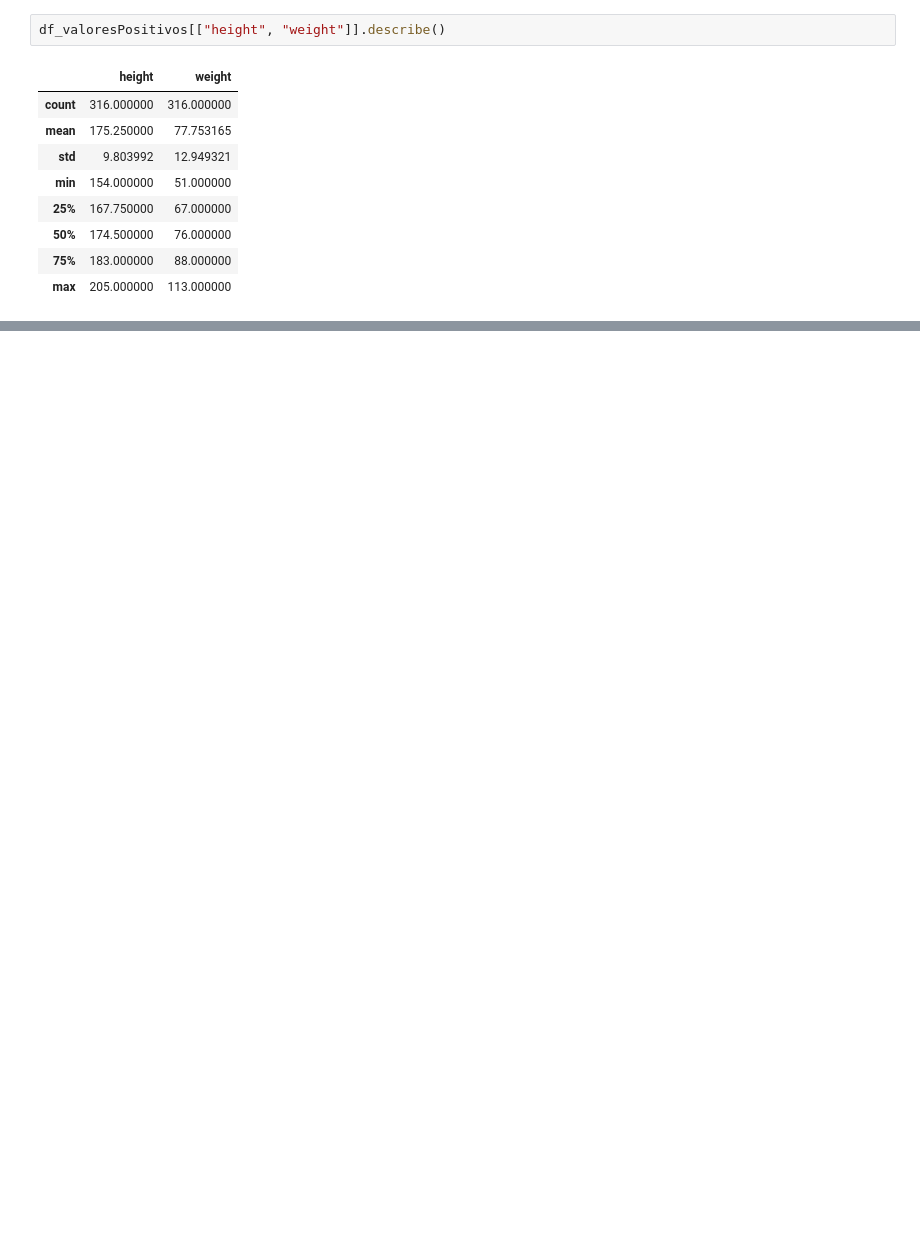
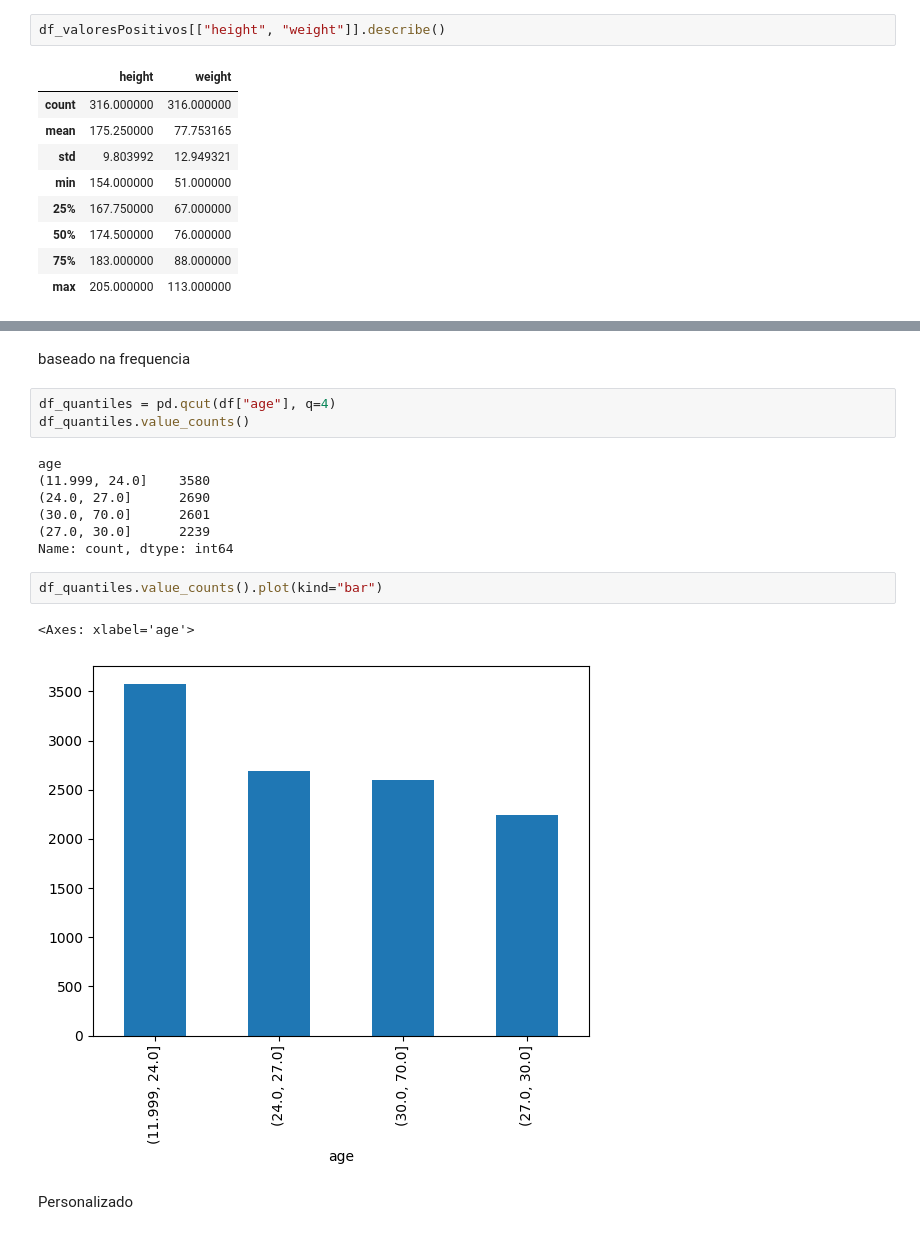
Before and after one commit to MarcioLuizBR/DataWrangling_Cleaning, a Jupyter notebook: DataWrangling_Cleaning.ipynb, the cells around one changed output, grey strips where cells are left out. Saved outputs shown, nothing was run; the diff lists cells and outputs as text; blank space fills up the shorter version.

```diff
--- a/DataWrangling_Cleaning.ipynb
+++ b/DataWrangling_Cleaning.ipynb
@@ -498,0 +517,19 @@ df_valoresPositivos[["height", "weight"]].describe()
+# %% [markdown]
+baseado na frequencia
+# %%
+df_quantiles = pd.qcut(df["age"], q=4)
+df_quantiles.value_counts()
+# %% [output]
+age
+(11.999, 24.0]    3580
+(24.0, 27.0]      2690
+(30.0, 70.0]      2601
+(27.0, 30.0]      2239
+Name: count, dtype: int64
+# %%
+df_quantiles.value_counts().plot(kind="bar")
+# %% [output]
+<Axes: xlabel='age'>
+[figure, added]
+# %% [markdown]
+Personalizado
```
Also changed, not shown: parts of 13 cells of this notebook.
